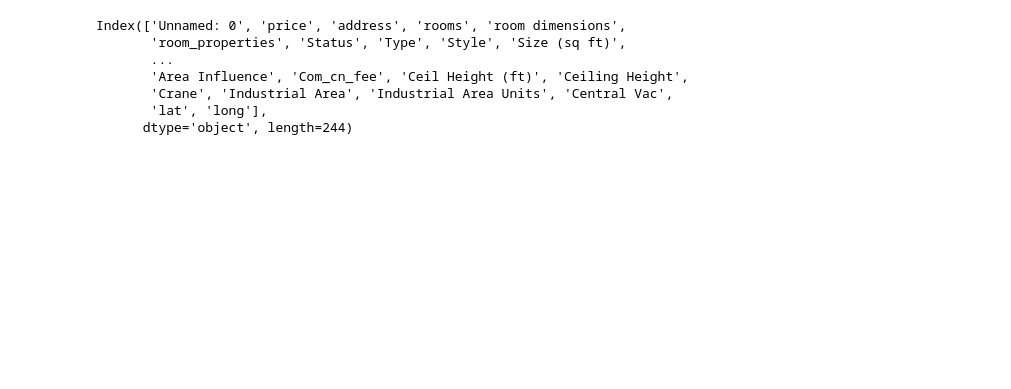
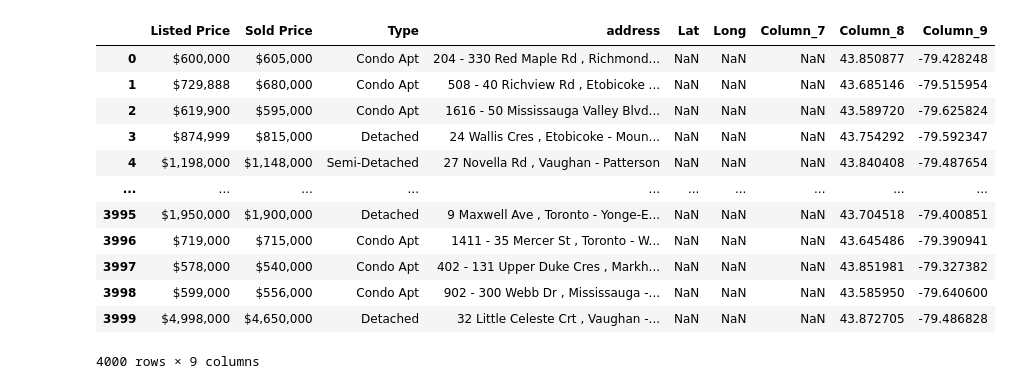
Before and after one commit to sunnyjen/CME358-Final_project, a Jupyter notebook: 1_data_extraction/add_geo_coordinates.ipynb, the cells around one changed output. Cells and saved outputs as stored; diff of their text form; code cells hidden in the pictures; blank space fills up the shorter version.

Commit message:
Updating with correct Zolo coordinates

```diff
--- a/1_data_extraction/add_geo_coordinates.ipynb
+++ b/1_data_extraction/add_geo_coordinates.ipynb
@@ -146,10 +182,21 @@ ValueError: Length mismatch: Expected axis has 244 elements, new values have 223
-# %%
-pd.read_csv(output_csv).columns
-# %% [output]
-Index(['Unnamed: 0', 'price', 'address', 'rooms', 'room dimensions',
-       'room_properties', 'Status', 'Type', 'Style', 'Size (sq ft)',
-       ...
-       'Area Influence', 'Com_cn_fee', 'Ceil Height (ft)', 'Ceiling Height',
-       'Crane', 'Industrial Area', 'Industrial Area Units', 'Central Vac',
-       'lat', 'long'],
-      dtype='object', length=244)
+# %%
+housesigma_csv = parent_dir/'0_raw_data'/'house_data'/'extracted_houses_housesigma.csv'
+housesigma_with_coords_csv =  parent_dir/'0_raw_data'/'house_data'/'housesigma_data_with_coords.csv'
+df = pd.read_csv(housesigma_with_coords_csv)
+# Drop the first column by specifying its name
+
+# process_dataframe_in_chunks(pd.read_csv(housesigma_csv), chunk_size=20, api_key=api_key, output_csv=output_csv)
+# %% [output]
+|  | Listed Price | Sold Price | Type | address | Lat | Long | Column_7 | Column_8 | Column_9 |
+| 0 | $600,000 | $605,000 | Condo Apt | 204 - 330 Red Maple Rd , Richmond... | NaN | NaN | NaN | 43.850877 | -79.428248 |
+| 1 | $729,888 | $680,000 | Condo Apt | 508 - 40 Richview Rd , Etobicoke ... | NaN | NaN | NaN | 43.685146 | -79.515954 |
+| 2 | $619,900 | $595,000 | Condo Apt | 1616 - 50 Mississauga Valley Blvd... | NaN | NaN | NaN | 43.589720 | -79.625824 |
+| 3 | $874,999 | $815,000 | Detached | 24 Wallis Cres , Etobicoke - Moun... | NaN | NaN | NaN | 43.754292 | -79.592347 |
+| 4 | $1,198,000 | $1,148,000 | Semi-Detached | 27 Novella Rd , Vaughan - Patterson | NaN | NaN | NaN | 43.840408 | -79.487654 |
+| ... | ... | ... | ... | ... | ... | ... | ... | ... | ... |
+| 3995 | $1,950,000 | $1,900,000 | Detached | 9 Maxwell Ave , Toronto - Yonge-E... | NaN | NaN | NaN | 43.704518 | -79.400851 |
+| 3996 | $719,000 | $715,000 | Condo Apt | 1411 - 35 Mercer St , Toronto - W... | NaN | NaN | NaN | 43.645486 | -79.390941 |
+| 3997 | $578,000 | $540,000 | Condo Apt | 402 - 131 Upper Duke Cres , Markh... | NaN | NaN | NaN | 43.851981 | -79.327382 |
+| 3998 | $599,000 | $556,000 | Condo Apt | 902 - 300 Webb Dr , Mississauga -... | NaN | NaN | NaN | 43.585950 | -79.640600 |
+| 3999 | $4,998,000 | $4,650,000 | Detached | 32 Little Celeste Crt , Vaughan -... | NaN | NaN | NaN | 43.872705 | -79.486828 |
+4000 rows × 9 columns
```
Also changed, not shown: parts of 8 cells of this notebook, 14 other files.
